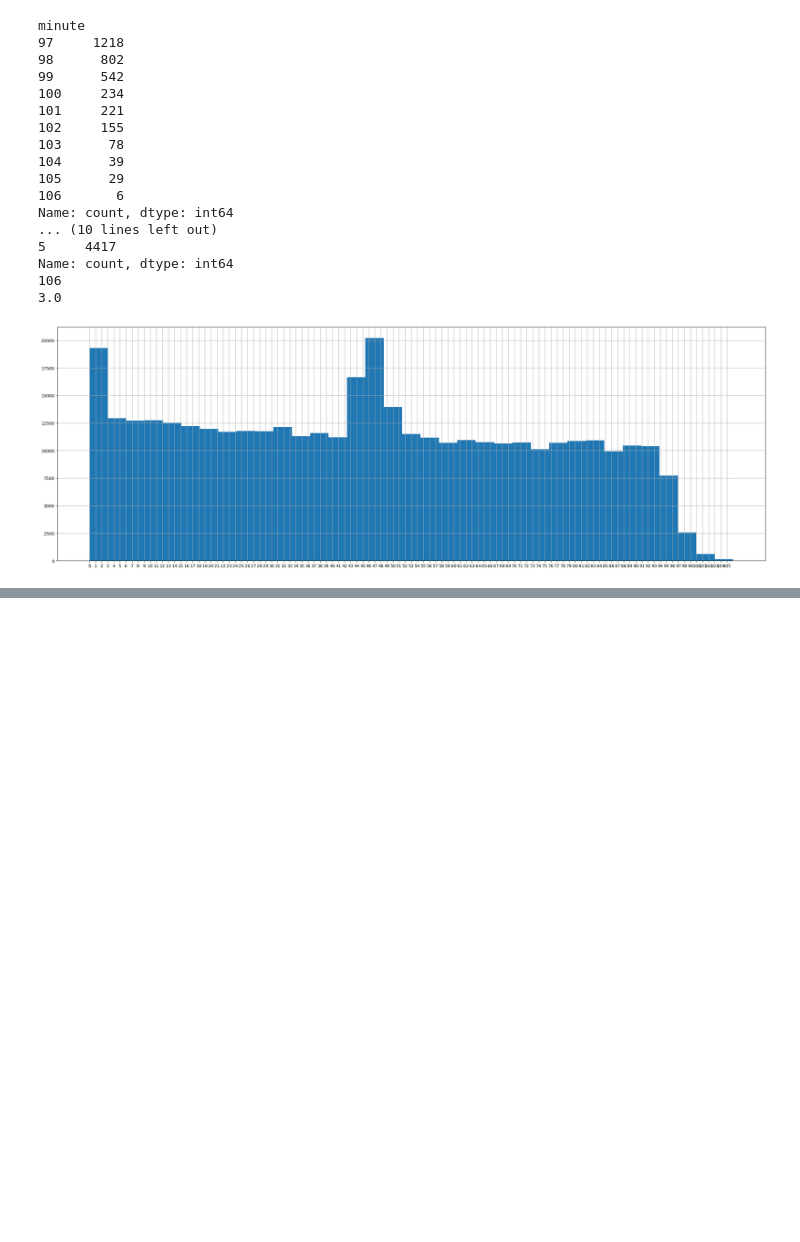
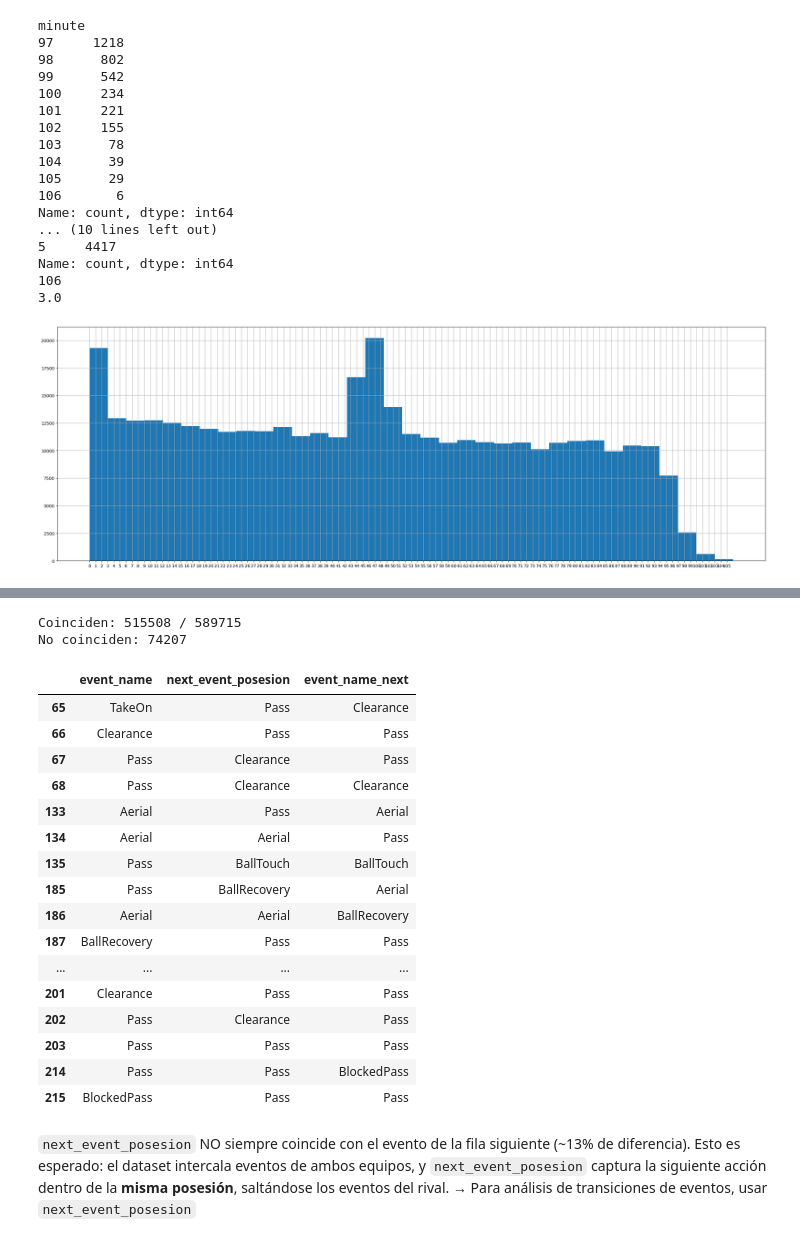
Before and after one commit to BGilardon/Player-Chemistry---Optimizaci-n-de-Vectores-Latentes-y-M-tricas-de-Impacto-Conjunto, a Jupyter notebook: AnalisisExp.ipynb, the cells around one changed output, grey strips where cells are left out. Drawn from its saved outputs; the diff is of its cells as text; code cells hidden in the pictures; blank space fills up the shorter version.

```diff
--- a/AnalisisExp.ipynb
+++ b/AnalisisExp.ipynb
@@ -1389,0 +1639,39 @@ distribucion_vaep(PremierLeague_23_24, df_qual=qualifiers_PL_23_24, eventos=['Pa
+# %%
+sample = PremierLeague_23_24
+sample['event_name_next'] = sample['event_name'].shift(-1)
+mask = sample['next_event_posesion'].notna()
+coincide = sample[mask]['next_event_posesion'] == sample[mask]['event_name_next']
+print(f"Coinciden: {coincide.sum()} / {mask.sum()}")
+print(f"No coinciden: {(~coincide).sum()}")
+# %% [output]
+Coinciden: 515508 / 589715
+No coinciden: 74207
+# %%
+no_coinciden_idx = sample[mask][~coincide].index[:-1]
+filas = sorted(set(no_coinciden_idx) | set(no_coinciden_idx + 1))
+sample.loc[filas, ['event_name', 'next_event_posesion', 'event_name_next']].head(20)
+# %% [output]
+|  | event_name | next_event_posesion | event_name_next |
+| 65 | TakeOn | Pass | Clearance |
+| 66 | Clearance | Pass | Pass |
+| 67 | Pass | Clearance | Pass |
+| 68 | Pass | Clearance | Clearance |
+| 133 | Aerial | Pass | Aerial |
+| 134 | Aerial | Aerial | Pass |
+| 135 | Pass | BallTouch | BallTouch |
+| 185 | Pass | BallRecovery | Aerial |
+| 186 | Aerial | Aerial | BallRecovery |
+| 187 | BallRecovery | Pass | Pass |
+| ... | ... | ... | ... |
+| 201 | Clearance | Pass | Pass |
+| 202 | Pass | Clearance | Pass |
+| 203 | Pass | Pass | Pass |
+| 214 | Pass | Pass | BlockedPass |
+| 215 | BlockedPass | Pass | Pass |
+# %% [markdown]
+`next_event_posesion` NO siempre coincide con el evento   de la fila siguiente (~13% de diferencia).
+Esto es esperado: el dataset intercala eventos de ambos   equipos, y `next_event_posesion`
+captura la siguiente acción dentro de la **misma
+posesión**, saltándose los eventos del rival.
+→ Para análisis de transiciones de eventos, usar
+`next_event_posesion`
```
Also changed, not shown: parts of 16 cells of this notebook, 2 other files.
